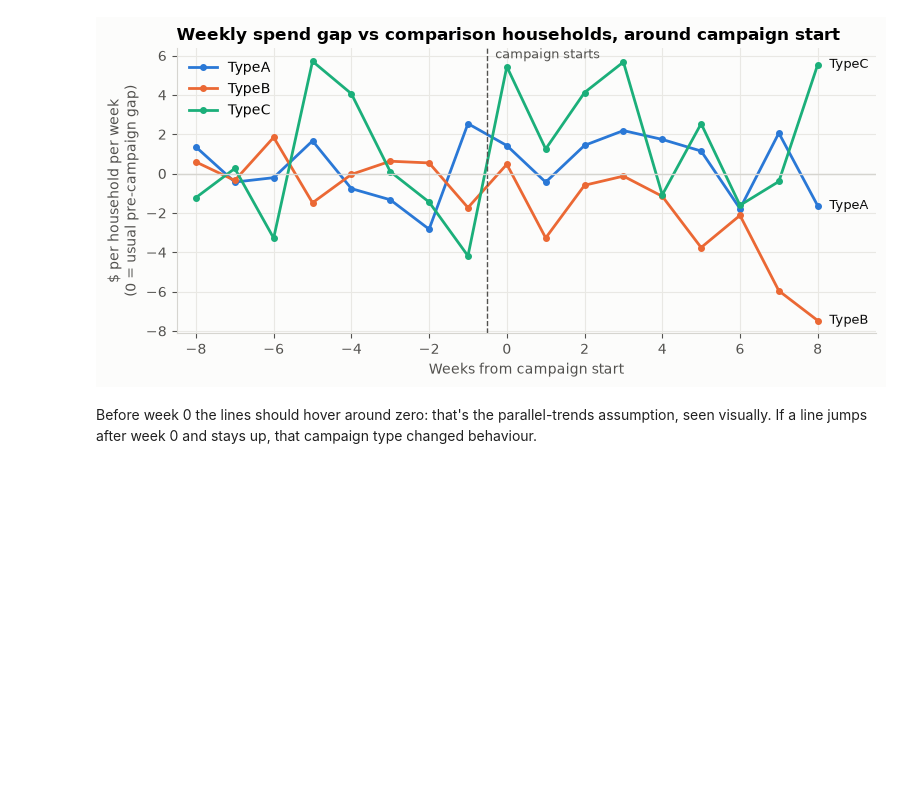
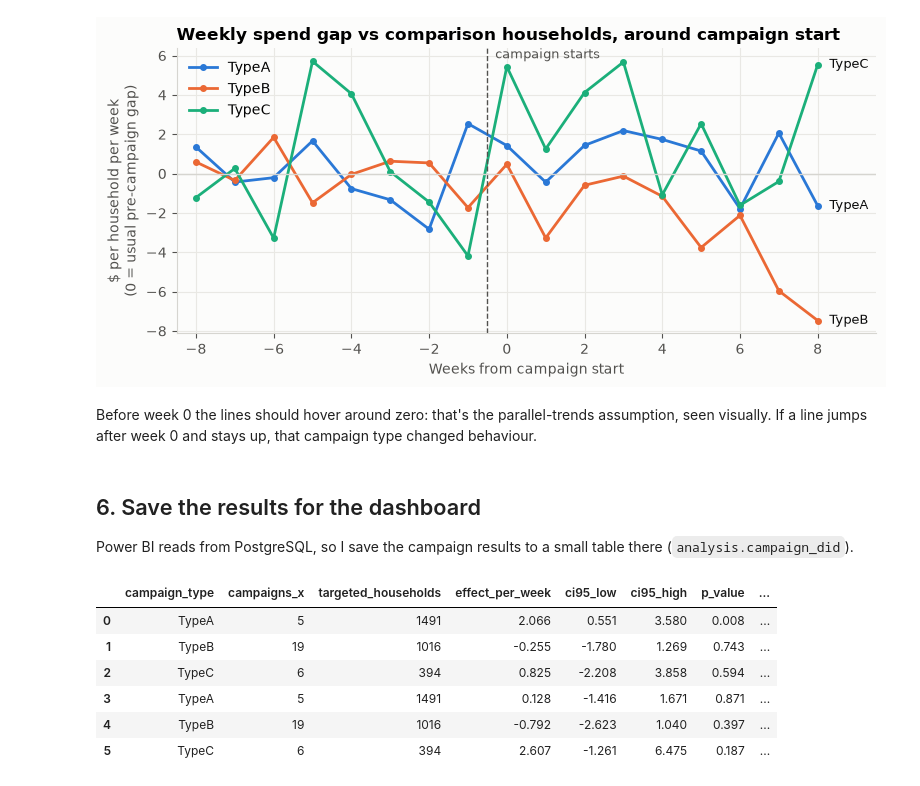
Before and after one commit to Jayanth-Shetty-Sri/retail-promo-analytics, a Jupyter notebook: notebooks/02_campaign_impact.ipynb, the cells around one changed output. Drawn from its saved outputs; the diff is of its cells as text; code cells hidden in the pictures; blank space fills up the shorter version.

```diff
--- a/notebooks/02_campaign_impact.ipynb
+++ b/notebooks/02_campaign_impact.ipynb
@@ -341,6 +341,27 @@ fig.tight_layout(); fig.savefig("../docs/charts/campaign_event_study.png", dpi=1
 [figure]
 # %% [markdown]
 Before week 0 the lines should hover around zero: that's the parallel-trends assumption, seen visually. If a line jumps after week 0 and stays up, that campaign type changed behaviour.
+# %% [markdown]
+## 6. Save the results for the dashboard
+
+Power BI reads from PostgreSQL, so I save the campaign results to a small table there (`analysis.campaign_did`).
+# %%
+overview_out = overview.reset_index()[["campaign_type", "campaigns", "households_targeted", "households_redeemed", "response_rate"]]
+results = pd.concat([
+    did.join(pretrend["p_value"].rename("pre_trend_p")).assign(comparison="Never targeted"),
+    did_alt.join(pretrend_alt["p_value"].rename("pre_trend_p")).assign(comparison="Targeted at other times"),
+]).reset_index().merge(overview_out, on="campaign_type")
+results["passes_pre_trend"] = results["pre_trend_p"] > 0.05
+results.to_sql("campaign_did", engine, schema="analysis", if_exists="replace", index=False)
+results.round(3)
+# %% [output]
+|  | campaign_type | campaigns_x | targeted_households | effect_per_week | ci95_low | ci95_high | p_value | ... |
+| 0 | TypeA | 5 | 1491 | 2.066 | 0.551 | 3.580 | 0.008 | ... |
+| 1 | TypeB | 19 | 1016 | -0.255 | -1.780 | 1.269 | 0.743 | ... |
+| 2 | TypeC | 6 | 394 | 0.825 | -2.208 | 3.858 | 0.594 | ... |
+| 3 | TypeA | 5 | 1491 | 0.128 | -1.416 | 1.671 | 0.871 | ... |
+| 4 | TypeB | 19 | 1016 | -0.792 | -2.623 | 1.040 | 0.397 | ... |
+| 5 | TypeC | 6 | 394 | 2.607 | -1.261 | 6.475 | 0.187 | ... |
 # %% [markdown]
 ## What I found
 
```
Also changed, not shown: 1 other file.
